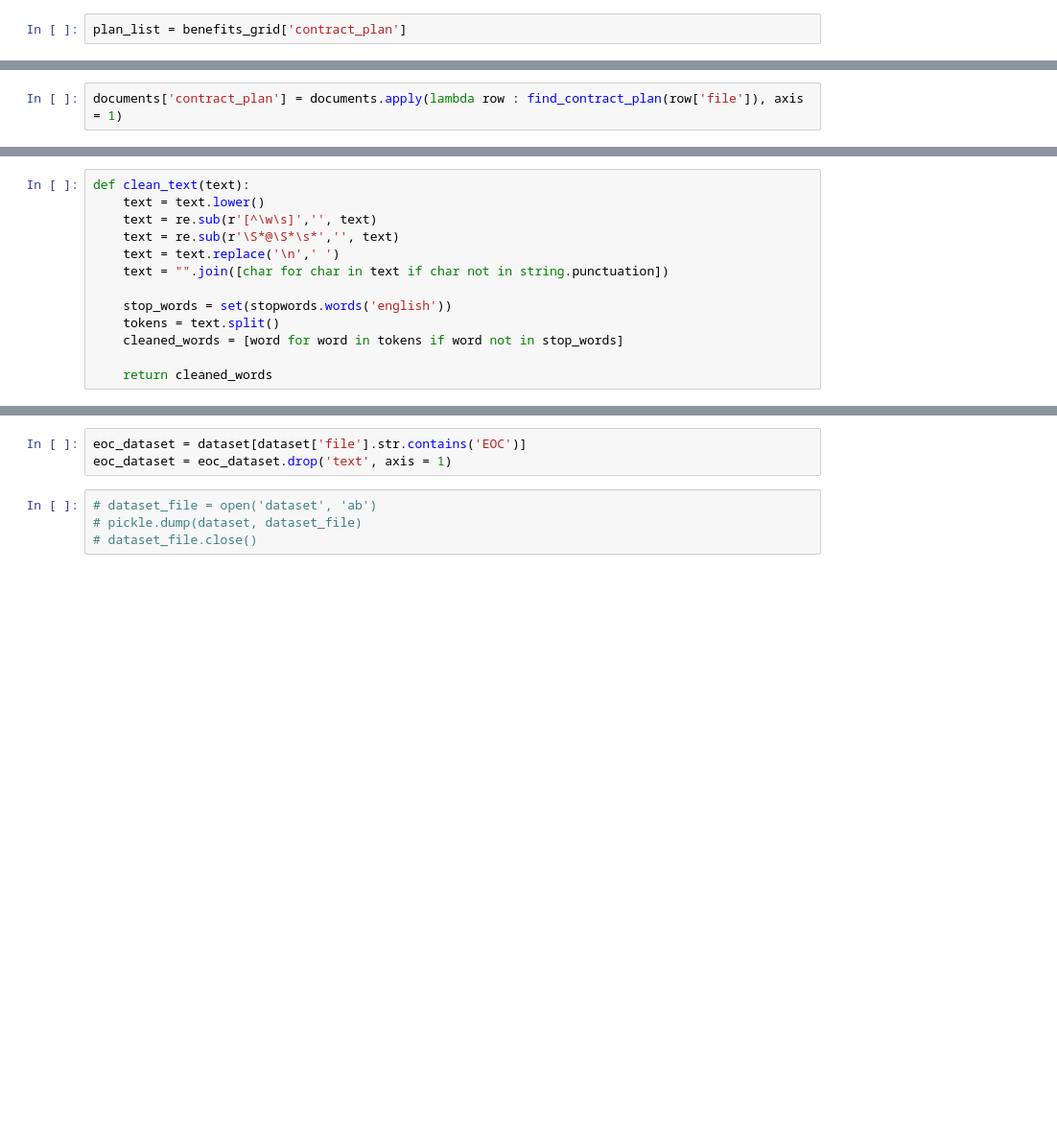
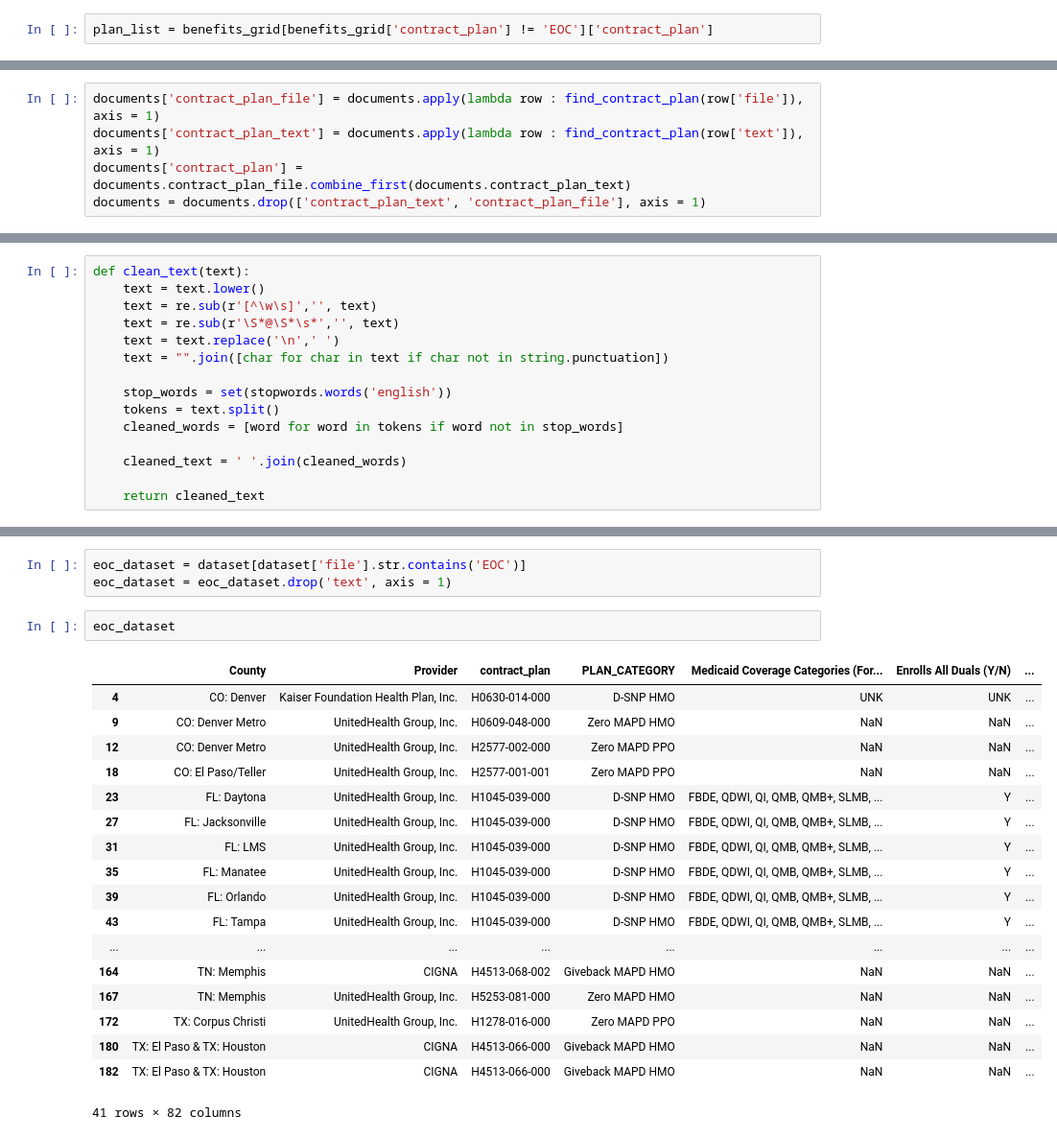
Before and after one commit to britt-regan/health-plan-comparison, a Jupyter notebook: text_preprocessing.ipynb, the cells around one changed output, grey strips where cells are left out. Shown at 96% size. Drawn from its saved outputs; the diff is of its cells as text; blank space fills up the shorter version.

```diff
--- a/text_preprocessing.ipynb
+++ b/text_preprocessing.ipynb
@@ -73,14 +55,17 @@ benefits_grid.head()
 # %% [markdown]
 ### Join Documents to Target
 # %%
-plan_list = benefits_grid['contract_plan']
+plan_list = benefits_grid[benefits_grid['contract_plan'] != 'EOC']['contract_plan']
 # %%
 def find_contract_plan(file_name):
     for plan in plan_list:
         if plan in file_name:
             return plan
-# %%
-documents['contract_plan'] = documents.apply(lambda row : find_contract_plan(row['file']), axis = 1)
+# %%
+documents['contract_plan_file'] = documents.apply(lambda row : find_contract_plan(row['file']), axis = 1)
+documents['contract_plan_text'] = documents.apply(lambda row : find_contract_plan(row['text']), axis = 1)
+documents['contract_plan'] = documents.contract_plan_file.combine_first(documents.contract_plan_text)
+documents = documents.drop(['contract_plan_text', 'contract_plan_file'], axis = 1)
 # %%
 documents.head()
 # %% [output]
@@ -106,13 +91,32 @@ def clean_text(text):
     tokens = text.split()
     cleaned_words = [word for word in tokens if word not in stop_words]
 
-    return cleaned_words
+    cleaned_text = ' '.join(cleaned_words)
+
+    return cleaned_text
 # %%
 dataset['text_cleaned'] = dataset.apply(lambda row : clean_text(row['text']), axis = 1)
 # %%
 eoc_dataset = dataset[dataset['file'].str.contains('EOC')]
 eoc_dataset = eoc_dataset.drop('text', axis = 1)
-# %%
-# dataset_file = open('dataset', 'ab')
-# pickle.dump(dataset, dataset_file)
-# dataset_file.close()
+# %%
+eoc_dataset
+# %% [output]
+|  | County | Provider | contract_plan | PLAN_CATEGORY | Medicaid Coverage Categories (For... | Enrolls All Duals (Y/N) | ... |
+| 4 | CO: Denver | Kaiser Foundation Health Plan, Inc. | H0630-014-000 | D-SNP HMO | UNK | UNK | ... |
+| 9 | CO: Denver Metro | UnitedHealth Group, Inc. | H0609-048-000 | Zero MAPD HMO | NaN | NaN | ... |
+| 12 | CO: Denver Metro | UnitedHealth Group, Inc. | H2577-002-000 | Zero MAPD PPO | NaN | NaN | ... |
+| 18 | CO: El Paso/Teller | UnitedHealth Group, Inc. | H2577-001-001 | Zero MAPD PPO | NaN | NaN | ... |
+| 23 | FL: Daytona | UnitedHealth Group, Inc. | H1045-039-000 | D-SNP HMO | FBDE, QDWI, QI, QMB, QMB+, SLMB, ... | Y | ... |
+| 27 | FL: Jacksonville | UnitedHealth Group, Inc. | H1045-039-000 | D-SNP HMO | FBDE, QDWI, QI, QMB, QMB+, SLMB, ... | Y | ... |
+| 31 | FL: LMS | UnitedHealth Group, Inc. | H1045-039-000 | D-SNP HMO | FBDE, QDWI, QI, QMB, QMB+, SLMB, ... | Y | ... |
+| 35 | FL: Manatee | UnitedHealth Group, Inc. | H1045-039-000 | D-SNP HMO | FBDE, QDWI, QI, QMB, QMB+, SLMB, ... | Y | ... |
+| 39 | FL: Orlando | UnitedHealth Group, Inc. | H1045-039-000 | D-SNP HMO | FBDE, QDWI, QI, QMB, QMB+, SLMB, ... | Y | ... |
+| 43 | FL: Tampa | UnitedHealth Group, Inc. | H1045-039-000 | D-SNP HMO | FBDE, QDWI, QI, QMB, QMB+, SLMB, ... | Y | ... |
+| ... | ... | ... | ... | ... | ... | ... | ... |
+| 164 | TN: Memphis | CIGNA | H4513-068-002 | Giveback MAPD HMO | NaN | NaN | ... |
+| 167 | TN: Memphis | UnitedHealth Group, Inc. | H5253-081-000 | Zero MAPD HMO | NaN | NaN | ... |
+| 172 | TX: Corpus Christi | UnitedHealth Group, Inc. | H1278-016-000 | Zero MAPD PPO | NaN | NaN | ... |
+| 180 | TX: El Paso & TX: Houston | CIGNA | H4513-066-000 | Giveback MAPD HMO | NaN | NaN | ... |
+| 182 | TX: El Paso & TX: Houston | CIGNA | H4513-066-000 | Giveback MAPD HMO | NaN | NaN | ... |
+41 rows × 82 columns
```
Also changed, not shown: parts of 7 cells of this notebook, 5 other files.
